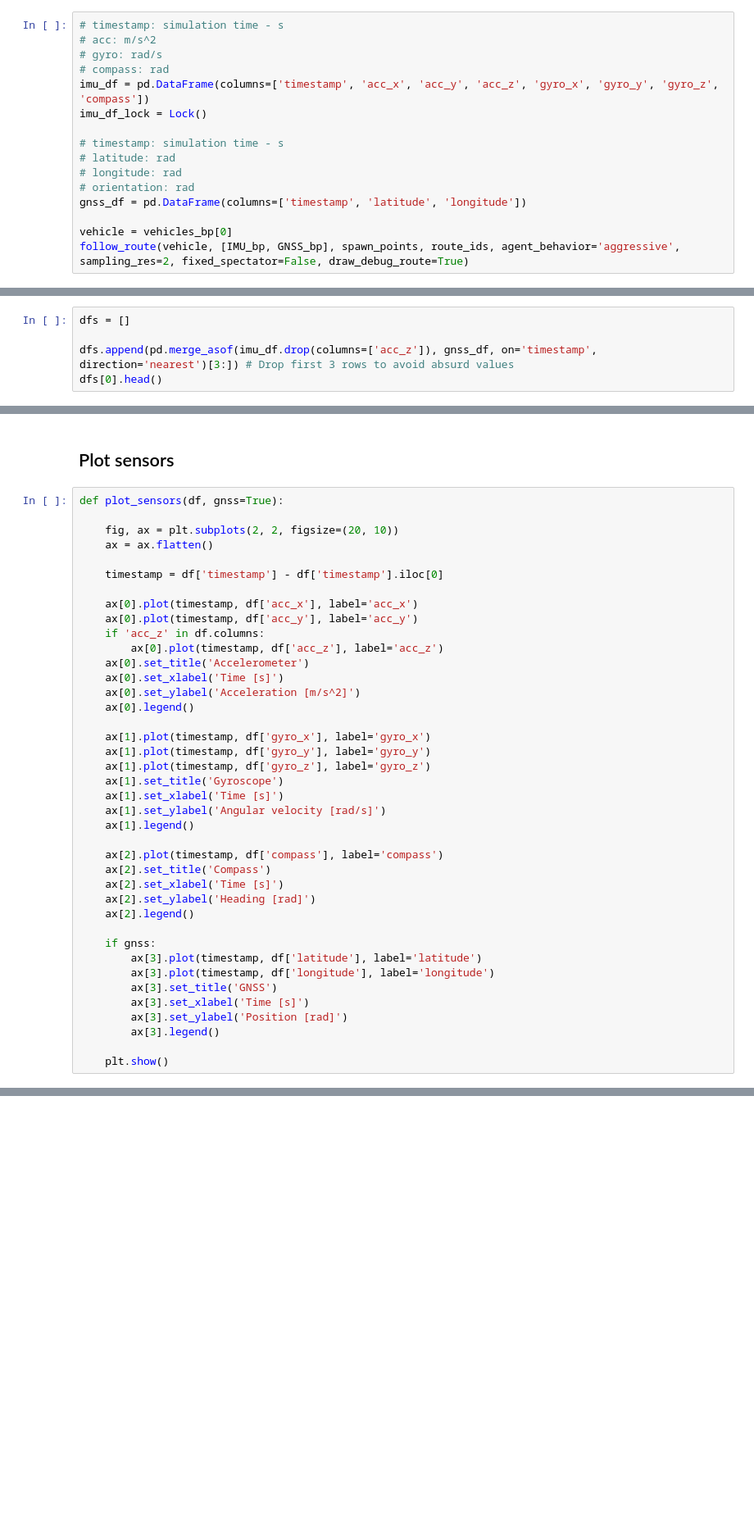
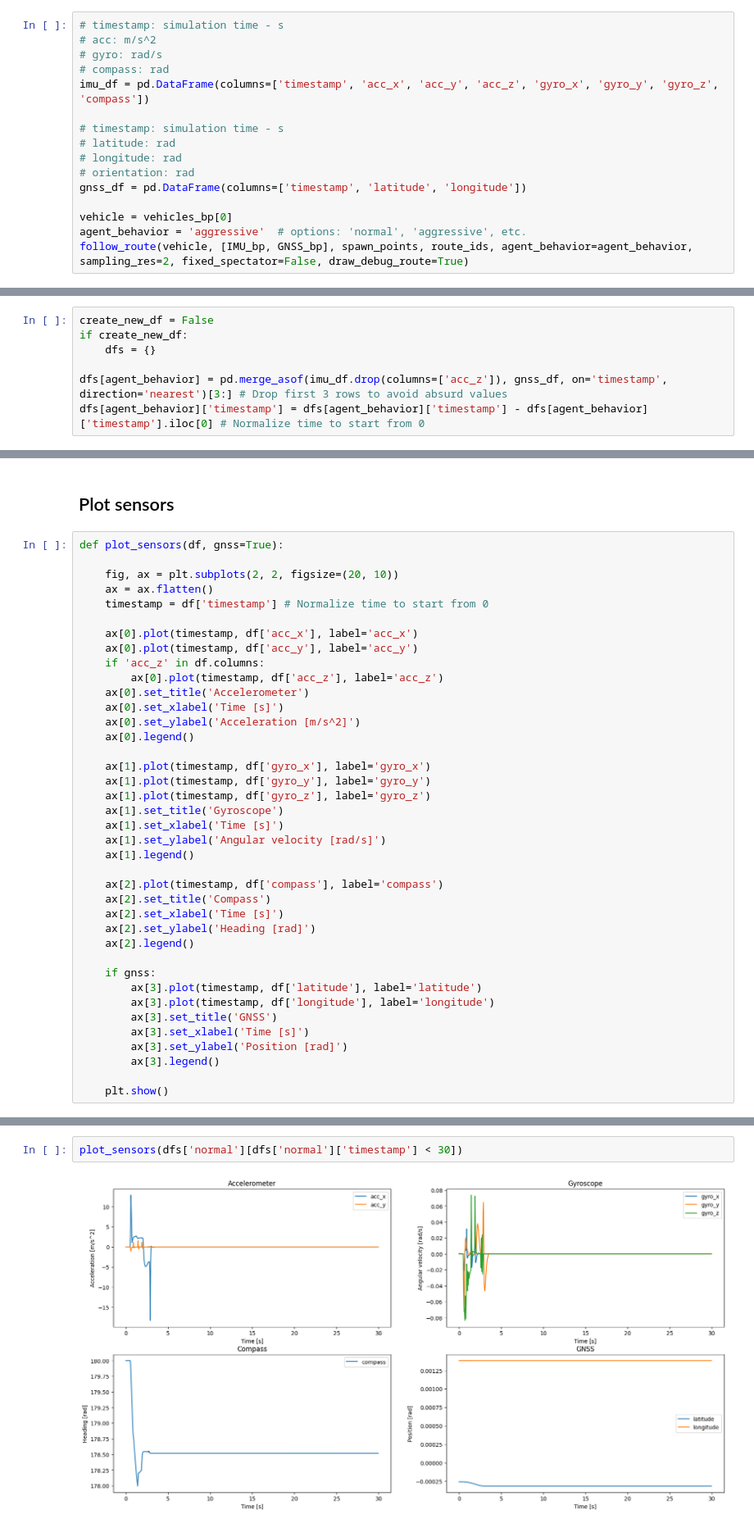
Before and after one commit to RenanFlorencio/carla_data_synthesis, a Jupyter notebook: synchronous.ipynb, the cells around one changed output, grey strips where cells are left out. Shown at 82% size. Drawn from its saved outputs; the diff is of its cells as text; blank space fills up the shorter version.

Commit message:
plotting the sensors for different behaviors

```diff
--- a/synchronous.ipynb
+++ b/synchronous.ipynb
@@ -258,7 +247,6 @@ route_ids = [14, 229, 106] # Example route IDs
 # gyro: rad/s
 # compass: rad
 imu_df = pd.DataFrame(columns=['timestamp', 'acc_x', 'acc_y', 'acc_z', 'gyro_x', 'gyro_y', 'gyro_z', 'compass'])
-imu_df_lock = Lock()
 
 # timestamp: simulation time - s
 # latitude: rad
@@ -267,6 +255,7 @@ imu_df_lock = Lock()
 gnss_df = pd.DataFrame(columns=['timestamp', 'latitude', 'longitude'])
 
 vehicle = vehicles_bp[0]
-follow_route(vehicle, [IMU_bp, GNSS_bp], spawn_points, route_ids, agent_behavior='aggressive', sampling_res=2, fixed_spectator=False, draw_debug_route=True)
+agent_behavior = 'aggressive'  # options: 'normal', 'aggressive', etc.
+follow_route(vehicle, [IMU_bp, GNSS_bp], spawn_points, route_ids, agent_behavior=agent_behavior, sampling_res=2, fixed_spectator=False, draw_debug_route=True)
 # %% [output]
 Showing multiple routes
@@ -278,5 +267,7 @@ imu_df
 # %%
-dfs = []
+create_new_df = False
+if create_new_df:
+    dfs = {}
 
-dfs.append(pd.merge_asof(imu_df.drop(columns=['acc_z']), gnss_df, on='timestamp', direction='nearest')[3:]) # Drop first 3 rows to avoid absurd values
-dfs[0].head()
+dfs[agent_behavior] = pd.merge_asof(imu_df.drop(columns=['acc_z']), gnss_df, on='timestamp', direction='nearest')[3:] # Drop first 3 rows to avoid absurd values
+dfs[agent_behavior]['timestamp'] = dfs[agent_behavior]['timestamp'] - dfs[agent_behavior]['timestamp'].iloc[0] # Normalize time to start from 0
@@ -363,8 +359,7 @@ def plot_sensors(df, gnss=True):
 
     fig, ax = plt.subplots(2, 2, figsize=(20, 10))
     ax = ax.flatten()
-
-    timestamp = df['timestamp'] - df['timestamp'].iloc[0]
+    timestamp = df['timestamp'] # Normalize time to start from 0
 
     ax[0].plot(timestamp, df['acc_x'], label='acc_x')
     ax[0].plot(timestamp, df['acc_y'], label='acc_y')
@@ -404,0 +396,4 @@ plot_sensors(df)
+# %%
+plot_sensors(dfs['normal'][dfs['normal']['timestamp'] < 30])
+# %% [output]
+[figure, added]
```
Also changed, not shown: parts of 15 cells of this notebook, 1 other file.
